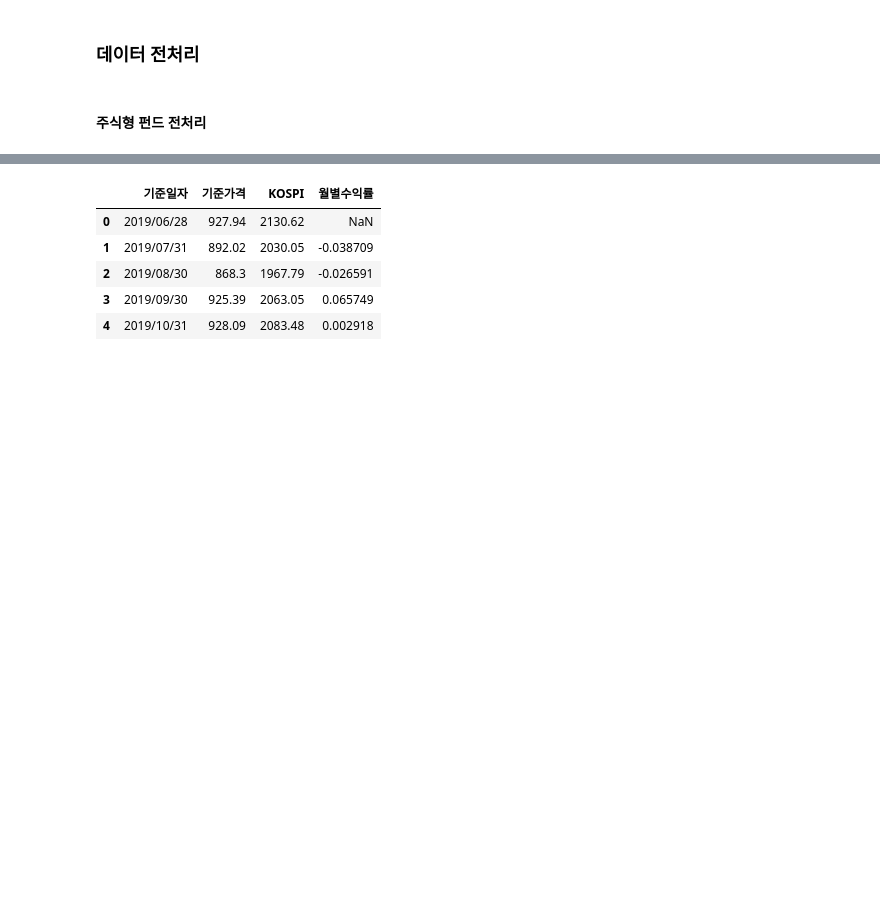
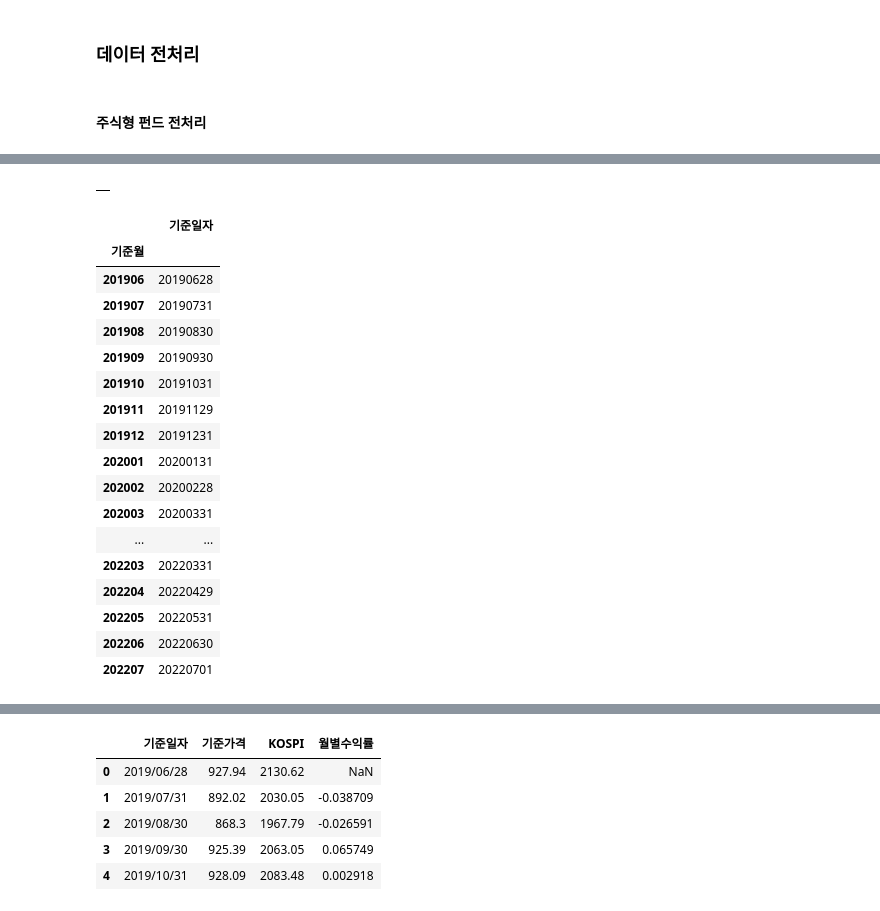
Before and after one commit to jkim0313/Hackathon_Whale, a Jupyter notebook: fund_preprocessing.ipynb, the cells around one changed output, grey strips where cells are left out. Drawn from its saved outputs; the diff is of its cells as text; code cells hidden in the pictures; blank space fills up the shorter version.

```diff
--- a/fund_preprocessing.ipynb
+++ b/fund_preprocessing.ipynb
@@ -234,0 +218,29 @@ fund_df.head()
+# %%
+monthly_std = fund_df.groupby(["기준월"])["기준가격"]
+monthly_std = pd.DataFrame(monthly_std)
+monthly_std
+# %% [output]
+|  |
+# %%
+monthly_last_day = fund_df.groupby(["기준월"])["기준일자"].max()
+monthly_last_day = pd.DataFrame(monthly_last_day)
+monthly_last_day
+# %% [output]
+|  | 기준일자 |
+| 기준월 |  |
+| 201906 | 20190628 |
+| 201907 | 20190731 |
+| 201908 | 20190830 |
+| 201909 | 20190930 |
+| 201910 | 20191031 |
+| 201911 | 20191129 |
+| 201912 | 20191231 |
+| 202001 | 20200131 |
+| 202002 | 20200228 |
+| 202003 | 20200331 |
+| ... | ... |
+| 202203 | 20220331 |
+| 202204 | 20220429 |
+| 202205 | 20220531 |
+| 202206 | 20220630 |
+| 202207 | 20220701 |
```
Also changed, not shown: parts of 11 cells of this notebook.
